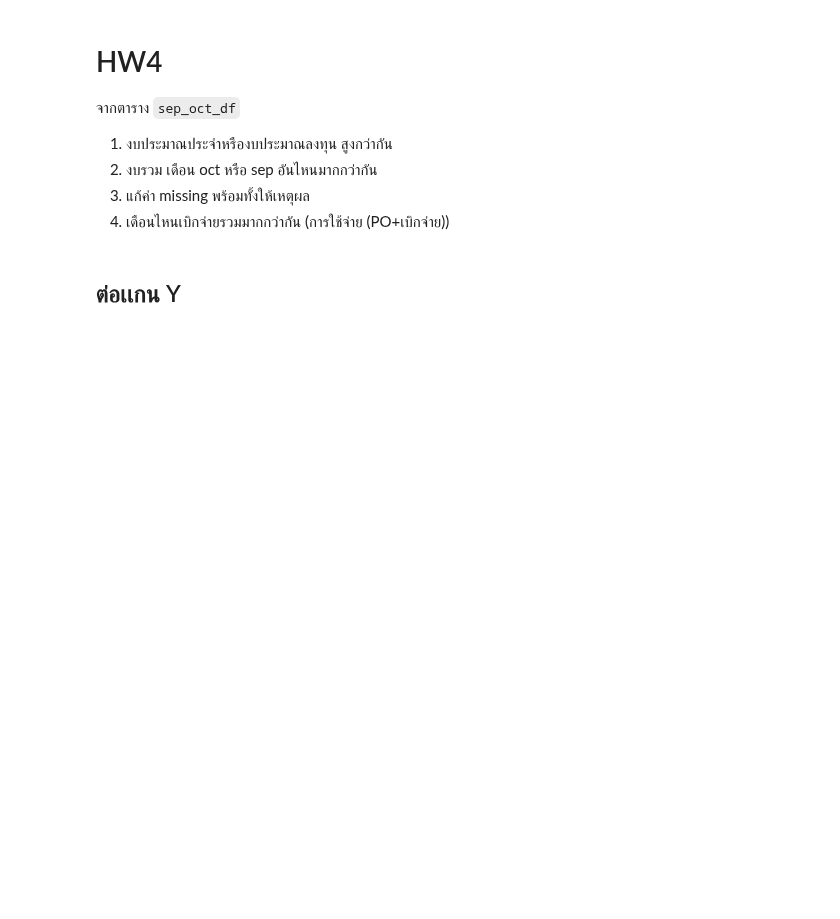
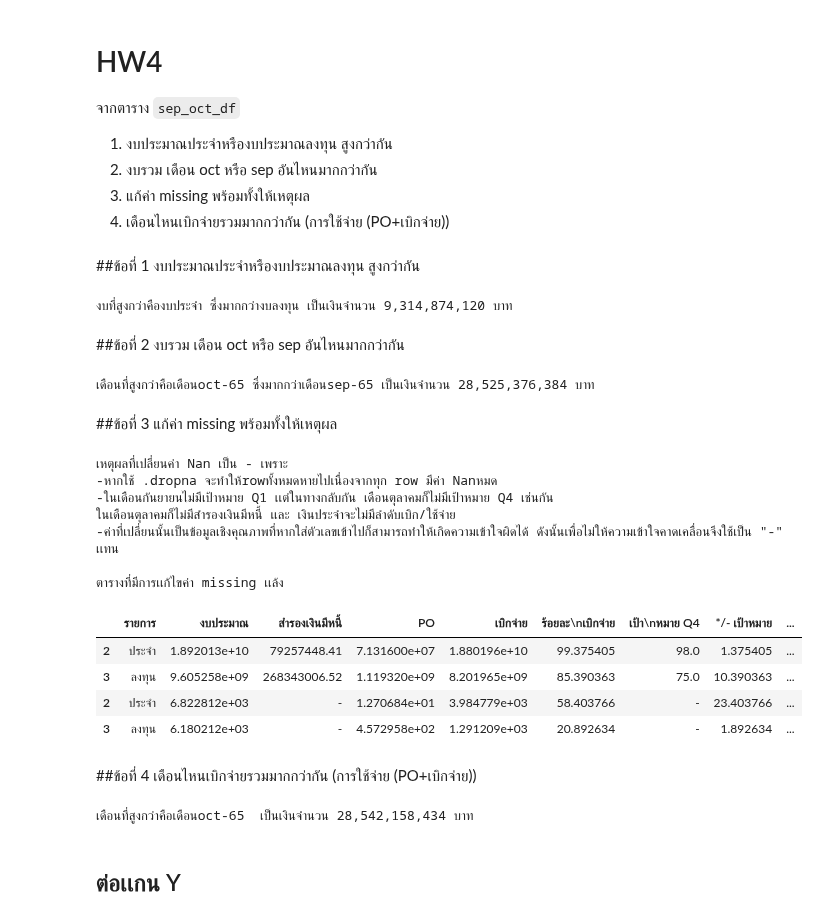
Before and after one commit to Sunisa78-8/Python_dataviz2023, a Jupyter notebook: Pandas102.ipynb, the cells around one changed output. Drawn from its saved outputs; the diff is of its cells as text; code cells hidden in the pictures; blank space fills up the shorter version.

```diff
--- a/Pandas102.ipynb
+++ b/Pandas102.ipynb
@@ -99,6 +99,82 @@ sep_oct_df
 2.   งบรวม เดือน oct หรือ sep อันไหนมากกว่ากัน
 3.   แก้ค่า missing พร้อมทั้งให้เหตุผล
 4.   เดือนไหนเบิกจ่ายรวมมากกว่ากัน (การใช้จ่าย (PO+เบิกจ่าย))
+# %% [markdown]
+##ข้อที่ 1 งบประมาณประจำหรืองบประมาณลงทุน สูงกว่ากัน
+# %%
+AA=sep_oct_df[sep_oct_df['รายการ']=='ประจำ']
+BB=sep_oct_df[sep_oct_df['รายการ']=='ลงทุน']
+a=AA['งบประมาณ'].sum()
+b=BB['งบประมาณ'].sum()
+NG =[]
+for x in set(sep_oct_df['รายการ']):
+  NG.append(x)
+NG
+if a > b :
+  print (f'งบที่สูงกว่าคืองบ{NG[0]} ซึ่งมากกว่างบ{NG[1]} เป็นเงินจำนวน {int(a-b):,} บาท')
+elif a < b:
+  print (f'งบที่สูงกว่าคืองบ{NG[1]} ซึ่งมากกว่างบ{NG[0]} เป็นเงินจำนวน {int(b-a):,} บาท')
+# %% [output]
+งบที่สูงกว่าคืองบประจำ ซึ่งมากกว่างบลงทุน เป็นเงินจำนวน 9,314,874,120 บาท
+# %% [markdown]
+##ข้อที่ 2 งบรวม เดือน oct หรือ sep อันไหนมากกว่ากัน
+# %%
+J_65=sep_oct_df[sep_oct_df['เดือน-ปี']=='sep-65']
+L_65=sep_oct_df[sep_oct_df['เดือน-ปี']=='oct-65']
+a=J_65['งบประมาณ'].sum()
+b=L_65['งบประมาณ'].sum()
+NG =[]
+for x in set(sep_oct_df['เดือน-ปี']):
+  NG.append(x)
+NG
+if a > b :
+  print (f'เดือนที่สูงกว่าคือเดือน{NG[0]} ซึ่งมากกว่าเดือน{NG[1]} เป็นเงินจำนวน {int(a-b):,} บาท')
+elif a < b:
+  print (f'เดือนที่สูงกว่าคือเดือน{NG[1]} ซึ่งมากกว่าเดือน{NG[0]} เป็นเงินจำนวน {int(b-a):,} บาท')
+# %% [output]
+เดือนที่สูงกว่าคือเดือนoct-65 ซึ่งมากกว่าเดือนsep-65 เป็นเงินจำนวน 28,525,376,384 บาท
+# %% [markdown]
+##ข้อที่ 3 แก้ค่า missing พร้อมทั้งให้เหตุผล
+# %%
+newdf = sep_oct_df.fillna('-')
+print ('เหตุผลที่เปลี่ยนค่า Nan เป็น - เพราะ')
+print ('-หากใช้ .dropna จะทำให้rowทั้งหมดหายไปเนื่องจากทุก row มีค่า Nanหมด')
+print ('-ในเดือนกันยายนไม่มีเป้าหมาย Q1 เเต่ในทางกลับกัน เดือนตุลาคมก็ไม่มีเป้าหมาย Q4 เช่นกัน')
+print ('ในเดือนตุลาคมก็ไม่มีสำรองเงินมีหนี้ เเละ เงินประจำจะไม่มีลำดับเบิก/ใช้จ่าย')
+print ('-ค่าที่เปลี่ยนนั้นเป็นข้อมูลเชิงคุณภาพที่หากใส่ตัวเลขเข้าไปก็สามารถทำให้เกิดความเข้าใจผิดได้ ดังนั้นเพื่อไม่ให้ความเข้าใจคาดเคลื่อนจึงใช้เป็น "-" เเทน ')
+print ('')
+print ('ตารางที่มีการเเก้ไขค่า missing เเล้ง')
+newdf
+# %% [output]
+เหตุผลที่เปลี่ยนค่า Nan เป็น - เพราะ
+-หากใช้ .dropna จะทำให้rowทั้งหมดหายไปเนื่องจากทุก row มีค่า Nanหมด
+-ในเดือนกันยายนไม่มีเป้าหมาย Q1 เเต่ในทางกลับกัน เดือนตุลาคมก็ไม่มีเป้าหมาย Q4 เช่นกัน
+ในเดือนตุลาคมก็ไม่มีสำรองเงินมีหนี้ เเละ เงินประจำจะไม่มีลำดับเบิก/ใช้จ่าย
+-ค่าที่เปลี่ยนนั้นเป็นข้อมูลเชิงคุณภาพที่หากใส่ตัวเลขเข้าไปก็สามารถทำให้เกิดความเข้าใจผิดได้ ดังนั้นเพื่อไม่ให้ความเข้าใจคาดเคลื่อนจึงใช้เป็น "-" เเทน
+
+ตารางที่มีการเเก้ไขค่า missing เเล้ง
+|  | รายการ | งบประมาณ | สำรองเงินมีหนี้ | PO | เบิกจ่าย | ร้อยละ\nเบิกจ่าย | เป้า\nหมาย Q4 | */- เป้าหมาย | ... |
+| 2 | ประจำ | 1.892013e+10 | 79257448.41 | 7.131600e+07 | 1.880196e+10 | 99.375405 | 98.0 | 1.375405 | ... |
+| 3 | ลงทุน | 9.605258e+09 | 268343006.52 | 1.119320e+09 | 8.201965e+09 | 85.390363 | 75.0 | 10.390363 | ... |
+| 2 | ประจำ | 6.822812e+03 | - | 1.270684e+01 | 3.984779e+03 | 58.403766 | - | 23.403766 | ... |
+| 3 | ลงทุน | 6.180212e+03 | - | 4.572958e+02 | 1.291209e+03 | 20.892634 | - | 1.892634 | ... |
+# %% [markdown]
+##ข้อที่ 4 เดือนไหนเบิกจ่ายรวมมากกว่ากัน (การใช้จ่าย (PO+เบิกจ่าย))
+# %%
+AA=sep_oct_df[sep_oct_df['เดือน-ปี']=='sep-65']
+BB=sep_oct_df[sep_oct_df['เดือน-ปี']=='oct-65']
+a=AA['การใช้จ่าย (PO+เบิกจ่าย)'].sum()
+b=BB['การใช้จ่าย (PO+เบิกจ่าย)'].sum()
+NG =[]
+for x in set(sep_oct_df['เดือน-ปี']):
+  NG.append(x)
+NG
+if a > b :
+  print (f'เดือนที่สูงกว่าคือเดือน{NG[0]}  เป็นเงินจำนวน {int(a):,} บาท')
+elif a < b:
+  print (f'เดือนที่สูงกว่าคือเดือน{NG[1]}  เป็นเงินจำนวน {int(b):,} บาท')
+# %% [output]
+เดือนที่สูงกว่าคือเดือนoct-65  เป็นเงินจำนวน 28,542,158,434 บาท
 # %% [markdown]
 ## ต่อเเกน Y
 # %%
```
